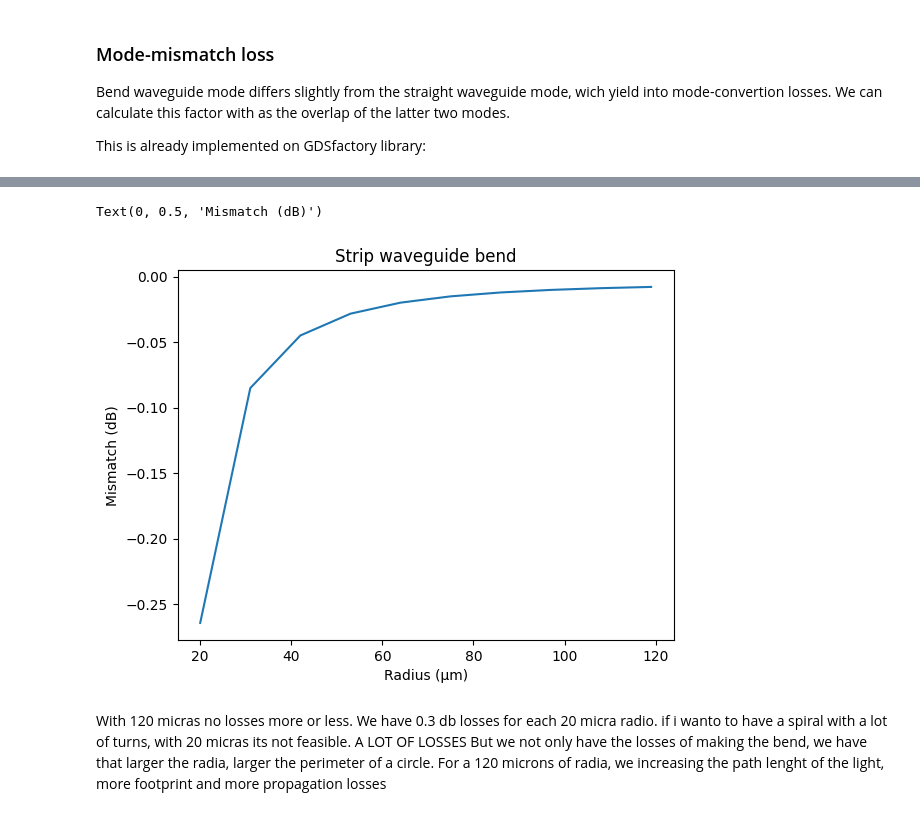
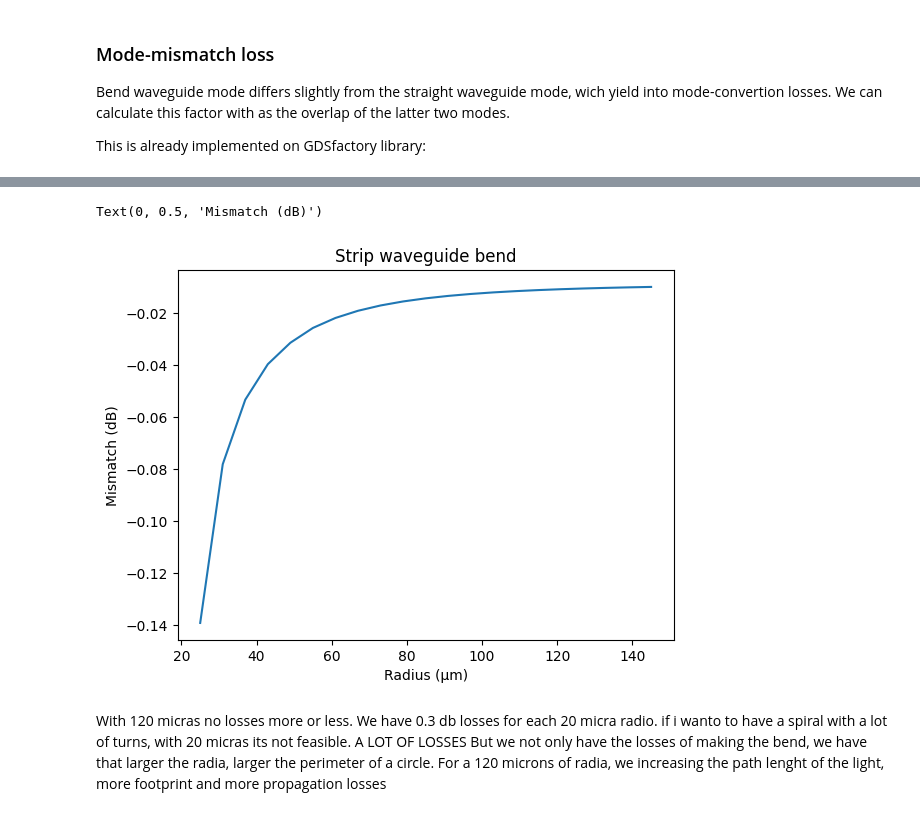
Before and after one commit to DBAEASE/pic-upv-lab1, a Jupyter notebook: WAVEGUIDES_Student.ipynb, the cells around one changed output, grey strips where cells are left out. Drawn from its saved outputs; the diff is of its cells as text; code cells hidden in the pictures.

```diff
--- a/WAVEGUIDES_Student.ipynb
+++ b/WAVEGUIDES_Student.ipynb
@@ -723,15 +970,33 @@ This is already implemented on GDSfactory library:
+# %%
+bend_1550= gt.modes.Waveguide(
+    wavelength=1550*nm,
+    core_width=1,
+    slab_thickness=0.0,
+    core_material='sin',
+    clad_material='sio2',
+    core_thickness=300 * nm,
+    num_modes=1,
+    cache_path='.cache/',
+    precision='double',
+    max_grid_scaling=1.2,
+    grid_resolution=20,
+    bend_radius=25, # Bend radius
+)
+# %%
+%%capture
+# Note, this code do not use cache
+radii = np.arange(25, 150,6)
+
+mismatch = gt.modes.sweep_bend_mismatch(bend_1550,
+                                        radii)
 # %%
-radii = np.arange(20.0, 120,11)
-
-mismatch = gt.modes.sweep_bend_mismatch(bend_1550, radii)
-
 plt.plot(radii, 10 * np.log10(mismatch))
 plt.title("Strip waveguide bend")
 plt.xlabel("Radius (μm)")
 plt.ylabel("Mismatch (dB)")
 # %% [output]
 Text(0, 0.5, 'Mismatch (dB)')
-[figure, old version]
+[figure, new version]
 # %% [markdown]
 With 120 micras no losses more or less. We have 0.3 db losses for each 20 micra radio. if i wanto to have a spiral with a lot of turns, with 20 micras its not feasible. A LOT OF LOSSES
 But we not only have the losses of making the bend, we have that larger the radia, larger the perimeter of a circle. For a 120 microns of radia, we increasing the path lenght of the light, more footprint and more propagation losses
```
Also changed, not shown: parts of 92 cells of this notebook, 1 other file.
